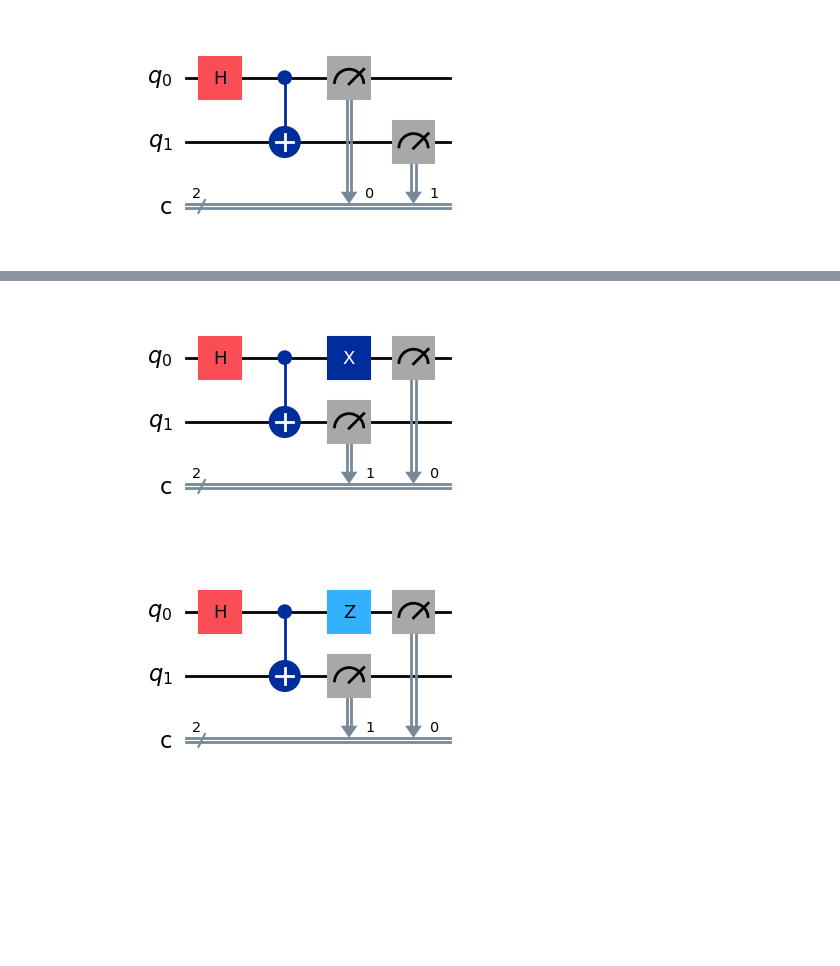
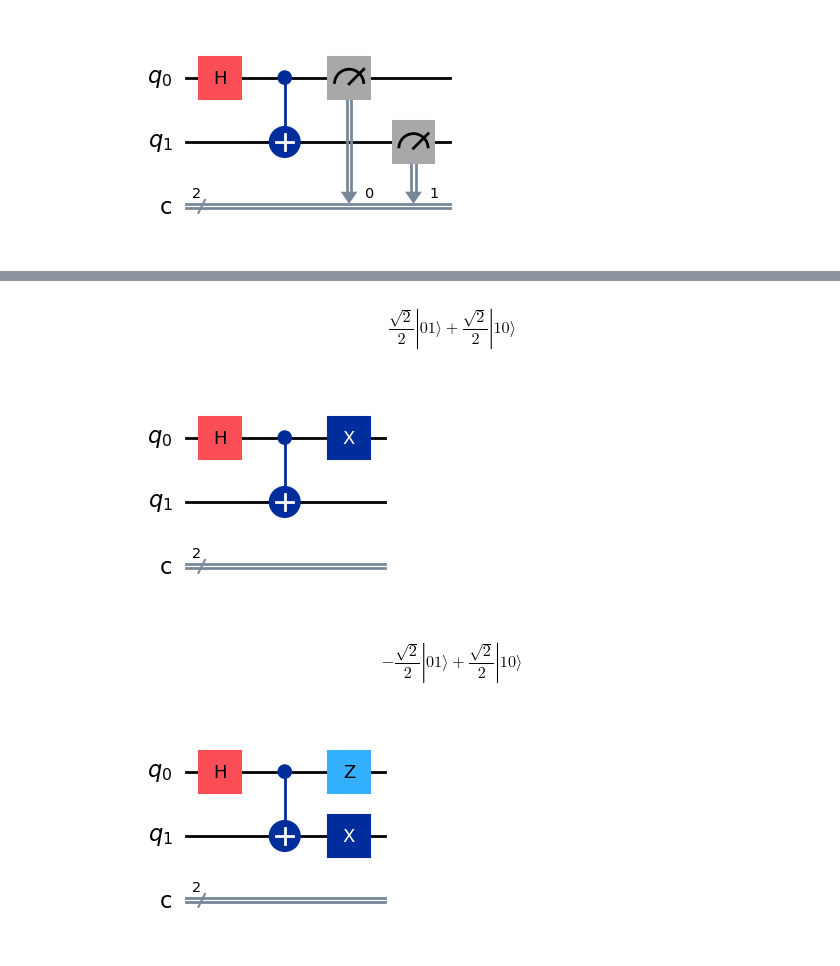
Before and after one commit to flippinjack/SIT-UofG-QC, a Jupyter notebook: QC-Lab1.ipynb, the cells around one changed output, grey strips where cells are left out. Cells and saved outputs as stored; diff of their text form; code cells hidden in the pictures; blank space fills up the shorter version.

```diff
--- a/QC-Lab1.ipynb
+++ b/QC-Lab1.ipynb
@@ -226,22 +228,27 @@ circuit.draw("mpl")
 # %%
 #1/sqrt(2) ( |01> + |10> )
 circuit = QuantumCircuit(2,2)
 circuit.h(0)
 circuit.cx(0,1) # cx means CNOT because it's a controlled version of x (negation)
 circuit.x(0)
-circuit.measure(range(2),range(2))
+sv = Statevector.from_instruction(circuit)
+display(sv.draw("latex"))
 circuit.draw("mpl")
 # %% [output]
+$$\frac{\sqrt{2}}{2} |01\rangle+\frac{\sqrt{2}}{2} |10\rangle$$
-[figure, old version]
+[figure, new version]
 # %%
 circuit = QuantumCircuit(2,2)
 circuit.h(0)
 circuit.cx(0,1) # cx means CNOT because it's a controlled version of x (negation)
 circuit.z(0)
-circuit.measure(range(2),range(2))
+circuit.x(1)
+sv = Statevector.from_instruction(circuit)
+display(sv.draw("latex"))
 circuit.draw("mpl")
 # %% [output]
+$$- \frac{\sqrt{2}}{2} |01\rangle+\frac{\sqrt{2}}{2} |10\rangle$$
-[figure, old version]
+[figure, new version]
 # %%
 # EXERCISE
 
```
Also changed, not shown: parts of 5 cells of this notebook.
